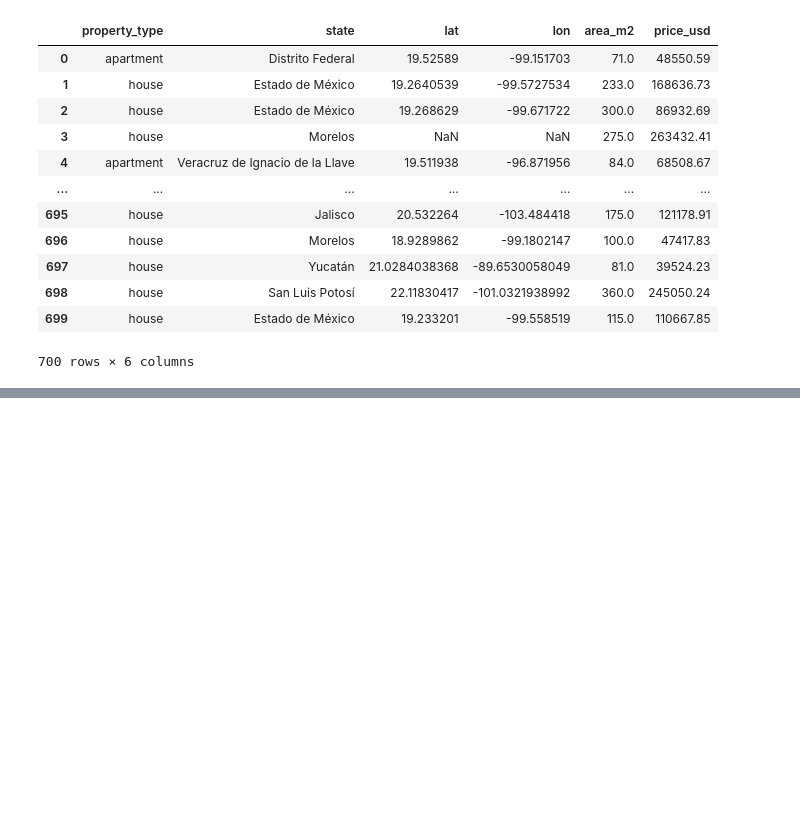
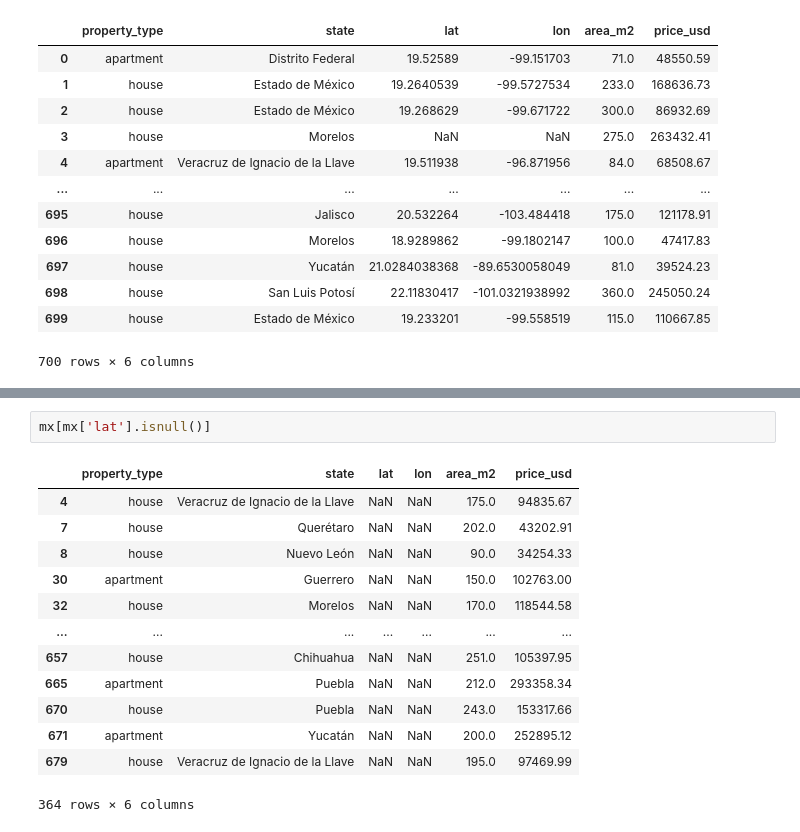
Before and after one commit to DK-Hieu/MindX, a Jupyter notebook: D4E/D4E66/D4E66_B11_pyB4_practice_full.ipynb, the cells around one changed output, grey strips where cells are left out. Saved outputs shown, nothing was run; the diff lists cells and outputs as text; blank space fills up the shorter version.

```diff
--- a/D4E/D4E66/D4E66_B11_pyB4_practice_full.ipynb
+++ b/D4E/D4E66/D4E66_B11_pyB4_practice_full.ipynb
@@ -99,0 +102,16 @@ mx3['place_with_parent_names'].str.split('|', expand=True)
+# %%
+mx[mx['lat'].isnull()]
+# %% [output]
+|  | property_type | state | lat | lon | area_m2 | price_usd |
+| 4 | house | Veracruz de Ignacio de la Llave | NaN | NaN | 175.0 | 94835.67 |
+| 7 | house | Querétaro | NaN | NaN | 202.0 | 43202.91 |
+| 8 | house | Nuevo León | NaN | NaN | 90.0 | 34254.33 |
+| 30 | apartment | Guerrero | NaN | NaN | 150.0 | 102763.00 |
+| 32 | house | Morelos | NaN | NaN | 170.0 | 118544.58 |
+| ... | ... | ... | ... | ... | ... | ... |
+| 657 | house | Chihuahua | NaN | NaN | 251.0 | 105397.95 |
+| 665 | apartment | Puebla | NaN | NaN | 212.0 | 293358.34 |
+| 670 | house | Puebla | NaN | NaN | 243.0 | 153317.66 |
+| 671 | apartment | Yucatán | NaN | NaN | 200.0 | 252895.12 |
+| 679 | house | Veracruz de Ignacio de la Llave | NaN | NaN | 195.0 | 97469.99 |
+364 rows × 6 columns
```
Also changed, not shown: parts of 5 cells of this notebook, 26 other files.
